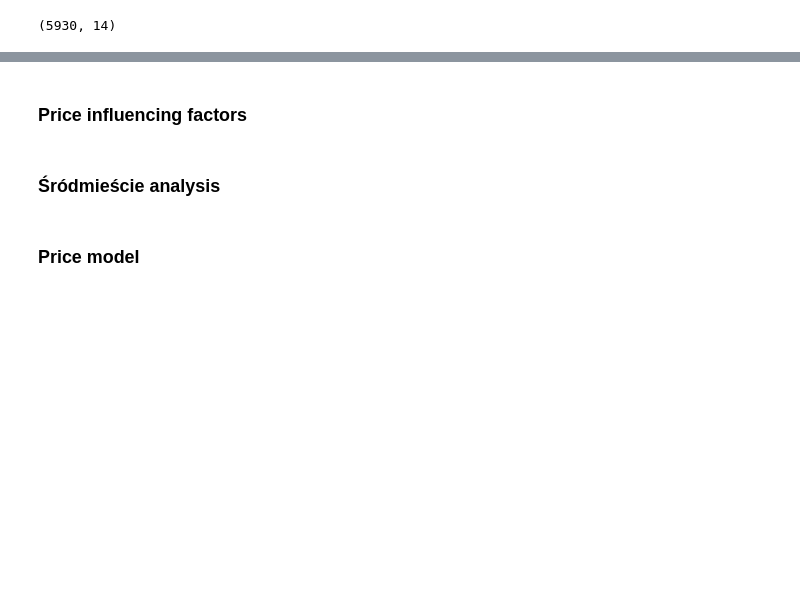
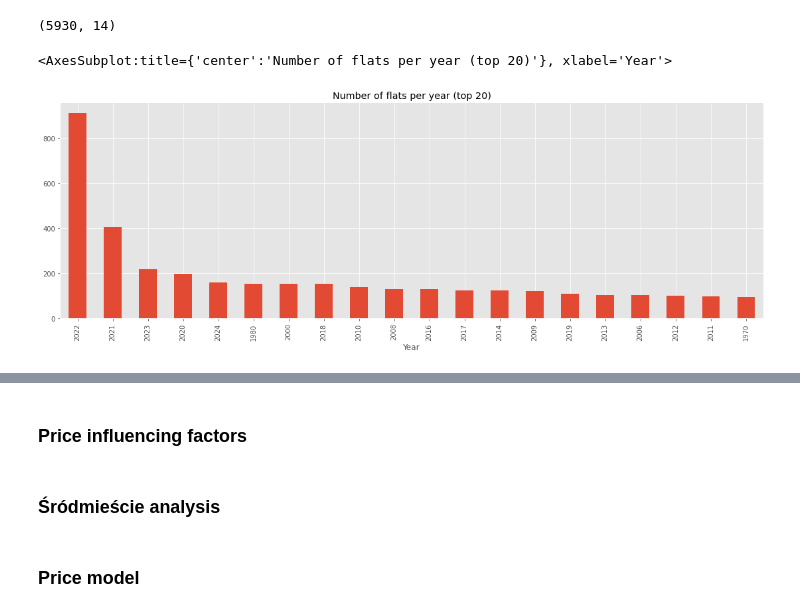
Before and after one commit to CarJung/Uni, a Jupyter notebook: Warsaw_flats/Report.ipynb, the cells around one changed output, grey strips where cells are left out. Drawn from its saved outputs; the diff is of its cells as text; code cells hidden in the pictures; blank space fills up the shorter version.

Commit message:
adding distribution plots

```diff
--- a/Warsaw_flats/Report.ipynb
+++ b/Warsaw_flats/Report.ipynb
@@ -50,3 +49,10 @@ data.head()
 data.shape
 # %% [output]
 (5930, 14)
+# %%
+plt.style.use('ggplot')
+
+data.groupby('Year')['Price'].agg(len).sort_values(ascending=False)[:20].plot(kind='bar',figsize=(19,6),title='Number of flats per year (top 20)')
+# %% [output]
+<AxesSubplot:title={'center':'Number of flats per year (top 20)'}, xlabel='Year'>
+[figure, added]
```
Also changed, not shown: parts of 8 cells of this notebook.
